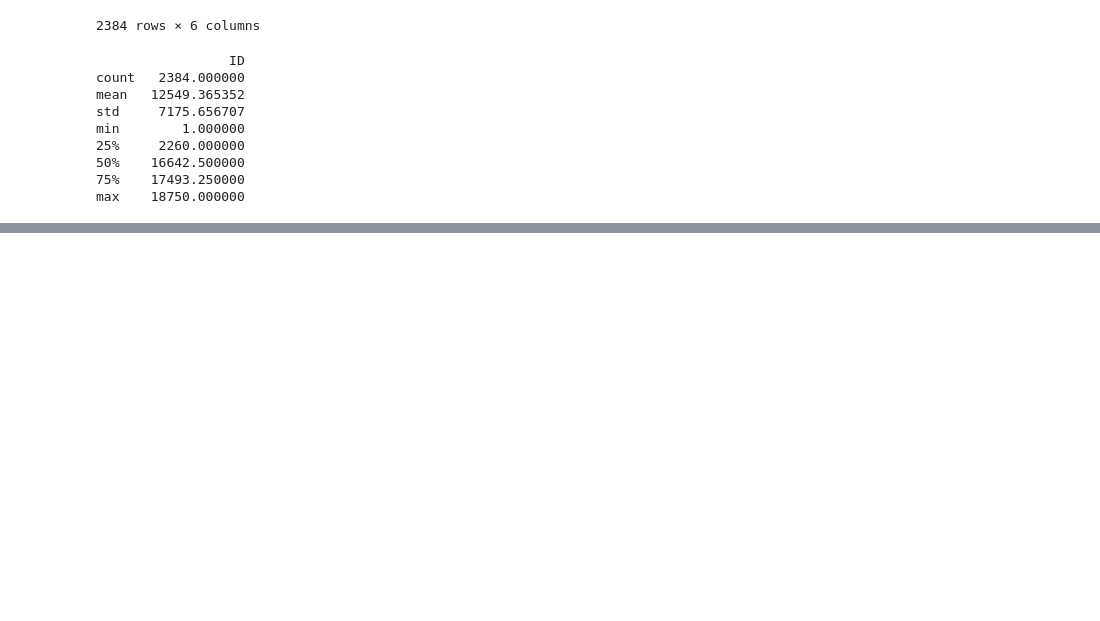
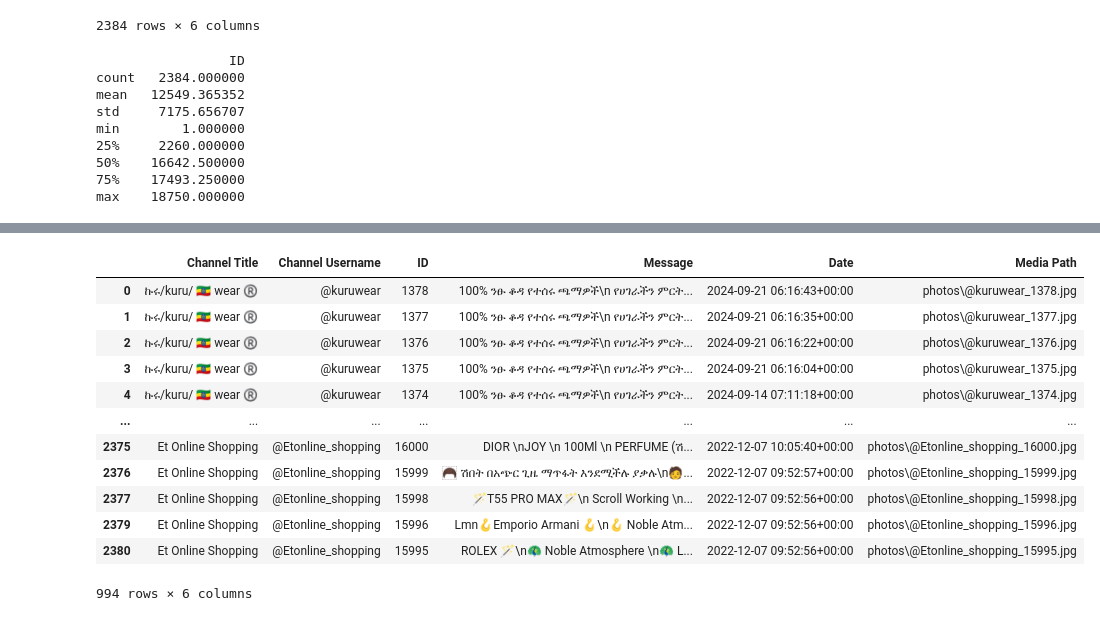
Before and after one commit to aman3013/Fine-tuning-Amharic-NER, a Jupyter notebook: notebooks/NER.ipynb, the cells around one changed output, grey strips where cells are left out. Saved outputs shown, nothing was run; the diff lists cells and outputs as text; code cells hidden in the pictures; blank space fills up the shorter version.

Commit message:
Data preprocessing and Tokenization

```diff
--- a/notebooks/NER.ipynb
+++ b/notebooks/NER.ipynb
@@ -36,0 +67,5 @@ print(df.info())
+# %%
+df = df.dropna(subset=['Message'])
+
+# Print the shape of the dataset after dropping NaN values in the "Message" column
+print(f"Dataset shape after dropping NaN values in 'Message' column: {df.shape}")
@@ -36,0 +99,26 @@ print(df.info())
+# %%
+import re
+
+# Function to remove emojis
+def remove_emojis(text):
+    emoji_pattern = re.compile(
+        "["                           # Start character class
+        "\U0001F600-\U0001F64F"       # Emoticons
+        "\U0001F300-\U0001F5FF"       # Miscellaneous Symbols and Pictographs
+        "\U0001F680-\U0001F6FF"       # Transport and Map Symbols
+        "\U0001F1E0-\U0001F1FF"       # Flags (iOS)
+        "\U00002702-\U000027B0"       # Dingbats
+        "\U000024C2-\U0001F251"       # Enclosed characters
+        "]+", flags=re.UNICODE)
+    return emoji_pattern.sub(r'', text)
+
+# Apply the function to the 'Message' column
+df['Message'] = df['Message'].apply(remove_emojis)
+
+# Display the updated DataFrame
+print(df.head())
+
+
+# # Example usage:
+# text = "Here is some text with an emoji 😊 and another one 🎉."
+# print(remove_emojis(text))  # Output: Here is some text with an emoji  and another one .
@@ -36,0 +153,16 @@ print(df.info())
+# %%
+df
+# %% [output]
+|  | Channel Title | Channel Username | ID | Message | Date | Media Path |
+| 0 | ኩሩ/kuru/ 🇪🇹 wear ®️ | @kuruwear | 1378 | 100% ንፁ ቆዳ የተሰሩ ጫማዎች\n የሀገራችን ምርት... | 2024-09-21 06:16:43+00:00 | photos\@kuruwear_1378.jpg |
+| 1 | ኩሩ/kuru/ 🇪🇹 wear ®️ | @kuruwear | 1377 | 100% ንፁ ቆዳ የተሰሩ ጫማዎች\n የሀገራችን ምርት... | 2024-09-21 06:16:35+00:00 | photos\@kuruwear_1377.jpg |
+| 2 | ኩሩ/kuru/ 🇪🇹 wear ®️ | @kuruwear | 1376 | 100% ንፁ ቆዳ የተሰሩ ጫማዎች\n የሀገራችን ምርት... | 2024-09-21 06:16:22+00:00 | photos\@kuruwear_1376.jpg |
+| 3 | ኩሩ/kuru/ 🇪🇹 wear ®️ | @kuruwear | 1375 | 100% ንፁ ቆዳ የተሰሩ ጫማዎች\n የሀገራችን ምርት... | 2024-09-21 06:16:04+00:00 | photos\@kuruwear_1375.jpg |
+| 4 | ኩሩ/kuru/ 🇪🇹 wear ®️ | @kuruwear | 1374 | 100% ንፁ ቆዳ የተሰሩ ጫማዎች\n የሀገራችን ምርት... | 2024-09-14 07:11:18+00:00 | photos\@kuruwear_1374.jpg |
+| ... | ... | ... | ... | ... | ... | ... |
+| 2375 | Et Online Shopping | @Etonline_shopping | 16000 | DIOR \nJOY \n 100Ml \n PERFUME (ሽ... | 2022-12-07 10:05:40+00:00 | photos\@Etonline_shopping_16000.jpg |
+| 2376 | Et Online Shopping | @Etonline_shopping | 15999 | ‍🦱 ሽበት በአጭር ጊዜ ማጥፋት እንደሚችሉ ያቃሉ\n🧑... | 2022-12-07 09:52:57+00:00 | photos\@Etonline_shopping_15999.jpg |
+| 2377 | Et Online Shopping | @Etonline_shopping | 15998 | 🪄T55 PRO MAX🪄\n Scroll Working \n... | 2022-12-07 09:52:56+00:00 | photos\@Etonline_shopping_15998.jpg |
+| 2379 | Et Online Shopping | @Etonline_shopping | 15996 | Lmn🪝Emporio Armani 🪝\n🪝 Noble Atm... | 2022-12-07 09:52:56+00:00 | photos\@Etonline_shopping_15996.jpg |
+| 2380 | Et Online Shopping | @Etonline_shopping | 15995 | ROLEX 🪄\n🦚 Noble Atmosphere \n🦚 L... | 2022-12-07 09:52:56+00:00 | photos\@Etonline_shopping_15995.jpg |
+994 rows × 6 columns
```
Also changed, not shown: parts of 26 cells of this notebook.
